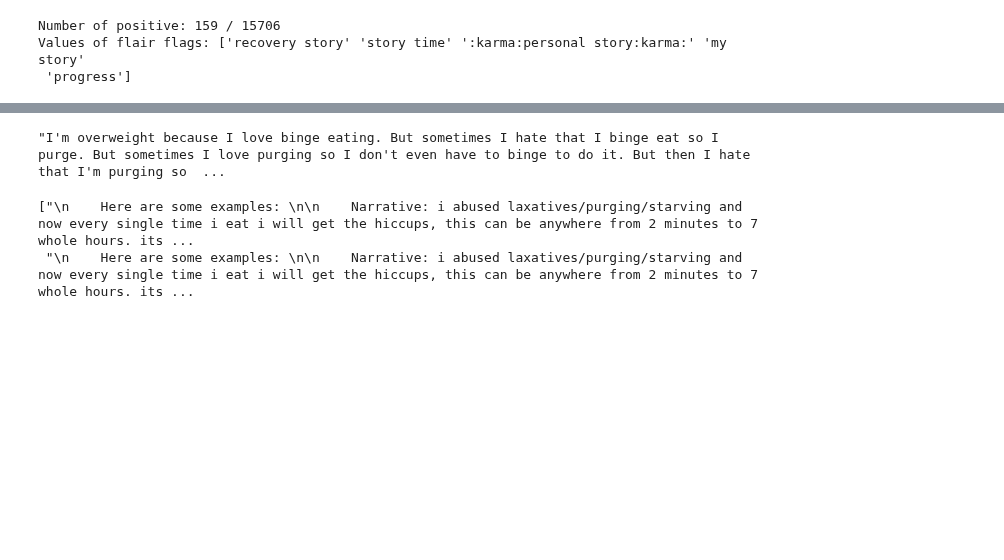
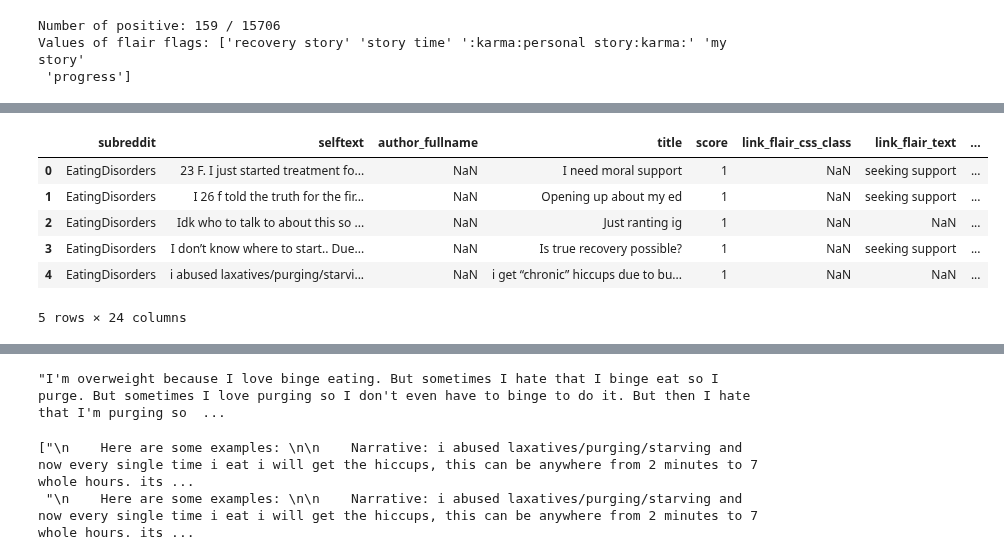
Before and after one commit to nguyentr17/cs685-narrative-analysis, a Jupyter notebook: clinical-extractions/chatgpt.ipynb, the cells around one changed output, grey strips where cells are left out. Saved outputs shown, nothing was run; the diff lists cells and outputs as text; code cells hidden in the pictures; blank space fills up the shorter version.

```diff
--- a/clinical-extractions/chatgpt.ipynb
+++ b/clinical-extractions/chatgpt.ipynb
@@ -167,3 +102,16 @@ Values of flair flags: ['recovery story' 'story time' ':karma:personal story:kar
+# %%
+narrative_df = pd.read_csv(
+    '../narrative_detection/narrative_posts_by_trained_classification.csv', index_col=0).reset_index(drop=True)
+# %%
+narrative_df.head()
+# %% [output]
+|  | subreddit | selftext | author_fullname | title | score | link_flair_css_class | link_flair_text | ... |
+| 0 | EatingDisorders | 23 F. I just started treatment fo... | NaN | I need moral support | 1 | NaN | seeking support | ... |
+| 1 | EatingDisorders | I 26 f told the truth for the fir... | NaN | Opening up about my ed | 1 | NaN | seeking support | ... |
+| 2 | EatingDisorders | Idk who to talk to about this so ... | NaN | Just ranting ig | 1 | NaN | NaN | ... |
+| 3 | EatingDisorders | I don’t know where to start.. Due... | NaN | Is true recovery possible? | 1 | NaN | seeking support | ... |
+| 4 | EatingDisorders | i abused laxatives/purging/starvi... | NaN | i get “chronic” hiccups due to bu... | 1 | NaN | NaN | ... |
+5 rows × 24 columns
 # %%
 import openai
 from utils import *
```
Also changed, not shown: parts of 5 cells of this notebook, 2 other files.
